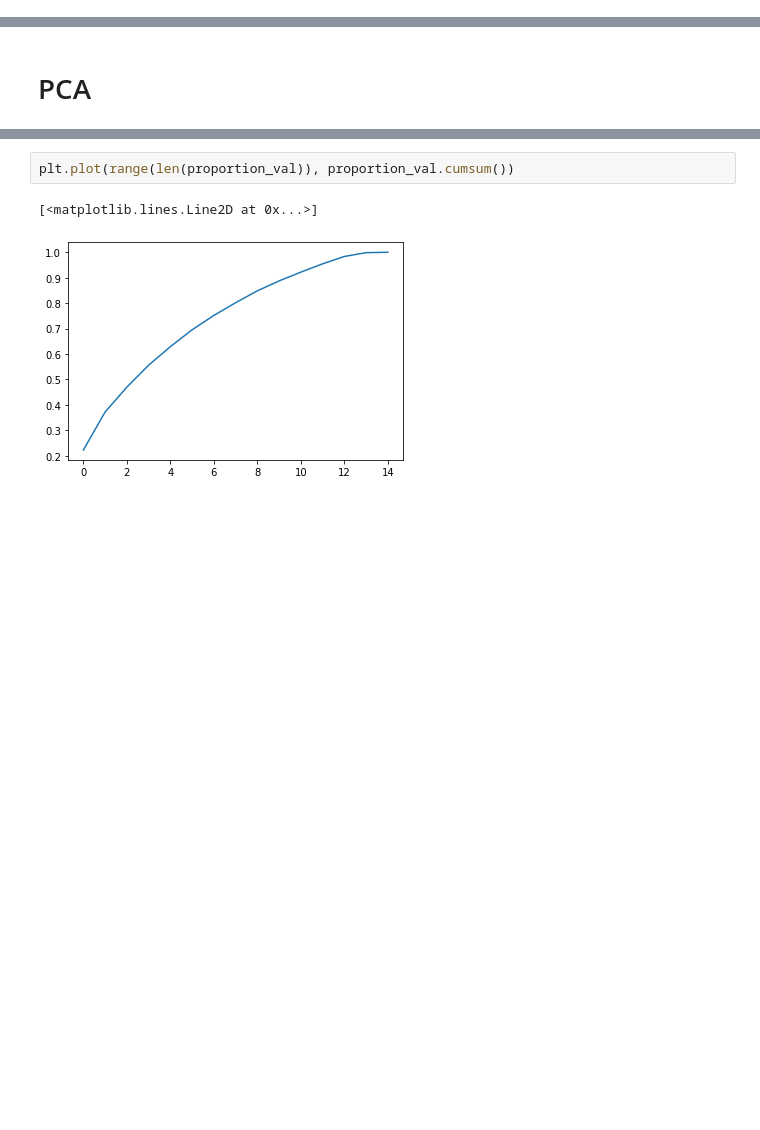
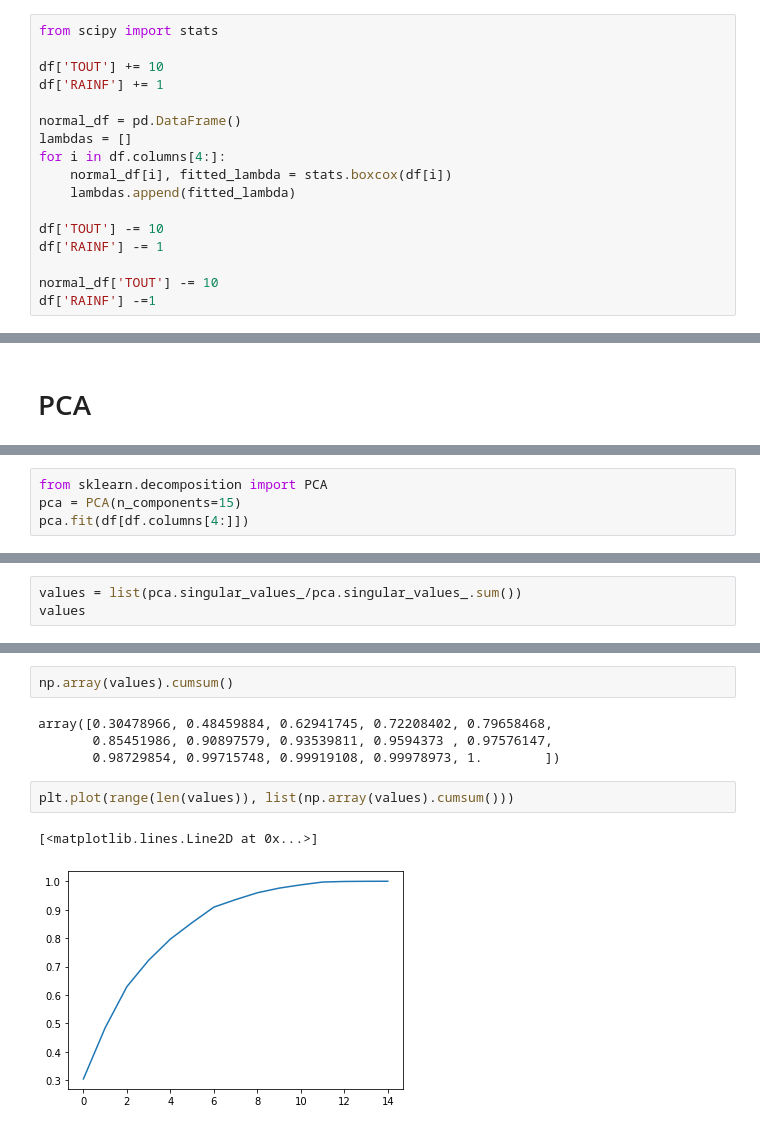
Before and after one commit to DiegoElian02/CienciadeDatosMultivariado, a Jupyter notebook: Analisis.ipynb, the cells around one changed output, grey strips where cells are left out. Cells and saved outputs as stored; diff of their text form; blank space fills up the shorter version.

```diff
--- a/AnalisisPreeliminar.ipynb
+++ b/Analisis.ipynb
@@ -238,0 +289,17 @@ Normality Test RAINF:   KstestResult(statistic=0.5, pvalue=0.0)
+# %%
+from scipy import stats
+
+df['TOUT'] += 10
+df['RAINF'] += 1
+
+normal_df = pd.DataFrame()
+lambdas = []
+for i in df.columns[4:]:
+    normal_df[i], fitted_lambda = stats.boxcox(df[i])
+    lambdas.append(fitted_lambda)
+
+df['TOUT'] -= 10
+df['RAINF'] -= 1
+
+normal_df['TOUT'] -= 10
+df['RAINF'] -=1
@@ -257,0 +344,4 @@ grafica de codo de proporcion de la varianza representada por los componentes pr
+# %%
+from sklearn.decomposition import PCA
+pca = PCA(n_components=15)
+pca.fit(df[df.columns[4:]])
@@ -257,0 +371,3 @@ grafica de codo de proporcion de la varianza representada por los componentes pr
+# %%
+values = list(pca.singular_values_/pca.singular_values_.sum())
+values
@@ -258,7 +390,13 @@ grafica de codo de proporcion de la varianza representada por los componentes pr
+# %%
+np.array(values).cumsum()
+# %% [output]
+array([0.30478966, 0.48459884, 0.62941745, 0.72208402, 0.79658468,
+       0.85451986, 0.90897579, 0.93539811, 0.9594373 , 0.97576147,
+       0.98729854, 0.99715748, 0.99919108, 0.99978973, 1.        ])
 # %%
-plt.plot(range(len(proportion_val)), proportion_val.cumsum())
+plt.plot(range(len(values)), list(np.array(values).cumsum()))
 # %% [output]
 [<matplotlib.lines.Line2D at 0x...>]
-[figure, old version]
+[figure, new version]
 # %% [markdown]
 # Analisis de Factores
```
Also changed, not shown: parts of 25 cells of this notebook.
